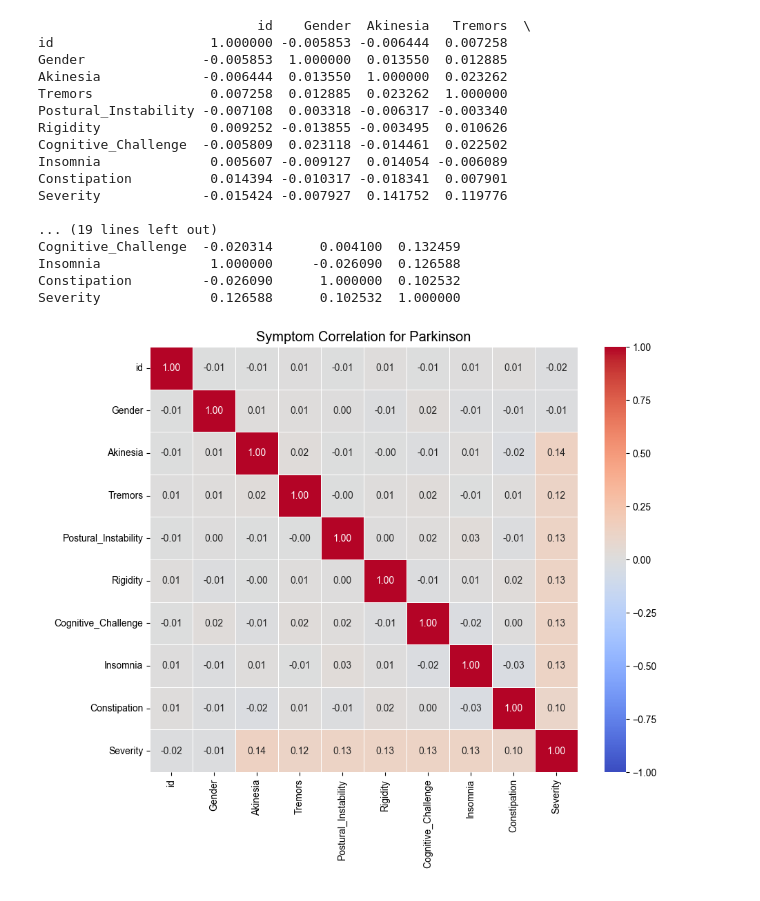
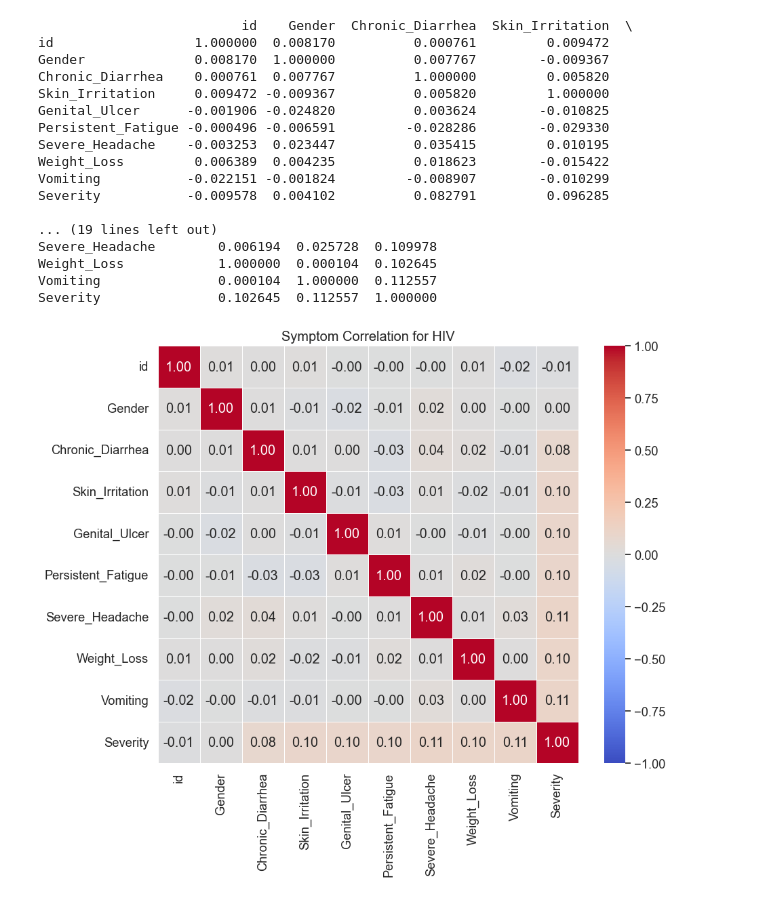
Before and after one commit to AlayandeWork/DiseaseDetect, a Jupyter notebook: Corrolation Analysis/CA_HIV.ipynb, the cells around one changed output. Drawn from its saved outputs; the diff is of its cells as text; code cells hidden in the pictures.

```diff
--- a/Corrolation Analysis/CA_HIV.ipynb
+++ b/Corrolation Analysis/CA_HIV.ipynb
@@ -16,47 +16,47 @@ disease_checker = {
 #Connecting to the SQL Database
 conn = pymysql.connect(**disease_checker)
 # %%
-parkinson_query = "SELECT * FROM parkinson"
+HIV_query = "SELECT * FROM HIV"
 # %%
-parkinson_df = pd.read_sql(parkinson_query, conn)
+HIV_df = pd.read_sql(HIV_query, conn)
 # %%
-parkinson_df = parkinson_df.replace({'Yes': 1, 'No': 2, 'Male': 1, 'Female': 2, 'High': 1, 'Medium': 2, 'Low': 3, 'Negative': 4, 'Critical': 5})
+HIV_df = HIV_df.replace({'Yes': 1, 'No': 2, 'Male': 1, 'Female': 2, 'High': 1, 'Medium': 2, 'Low': 3, 'Negative': 4, 'Critical': 5})
 # %%
-correlation_matrix = parkinson_df.corr()
+correlation_matrix = HIV_df.corr()
 
 # Display the correlation matrix
 print(correlation_matrix)
 # %% [output]
-                            id    Gender  Akinesia   Tremors  \
-id                    1.000000 -0.005853 -0.006444  0.007258
-Gender               -0.005853  1.000000  0.013550  0.012885
-Akinesia             -0.006444  0.013550  1.000000  0.023262
-Tremors               0.007258  0.012885  0.023262  1.000000
-Postural_Instability -0.007108  0.003318 -0.006317 -0.003340
-Rigidity              0.009252 -0.013855 -0.003495  0.010626
-Cognitive_Challenge  -0.005809  0.023118 -0.014461  0.022502
-Insomnia              0.005607 -0.009127  0.014054 -0.006089
-Constipation          0.014394 -0.010317 -0.018341  0.007901
-Severity             -0.015424 -0.007927  0.141752  0.119776
+                          id    Gender  Chronic_Diarrhea  Skin_Irritation  \
+id                  1.000000  0.008170          0.000761         0.009472
+Gender              0.008170  1.000000          0.007767        -0.009367
+Chronic_Diarrhea    0.000761  0.007767          1.000000         0.005820
+Skin_Irritation     0.009472 -0.009367          0.005820         1.000000
+Genital_Ulcer      -0.001906 -0.024820          0.003624        -0.010825
+Persistent_Fatigue -0.000496 -0.006591         -0.028286        -0.029330
+Severe_Headache    -0.003253  0.023447          0.035415         0.010195
+Weight_Loss         0.006389  0.004235          0.018623        -0.015422
+Vomiting           -0.022151 -0.001824         -0.008907        -0.010299
+Severity           -0.009578  0.004102          0.082791         0.096285
 
 ... (19 lines left out)
-Cognitive_Challenge  -0.020314      0.004100  0.132459
-Insomnia              1.000000     -0.026090  0.126588
-Constipation         -0.026090      1.000000  0.102532
-Severity              0.126588      0.102532  1.000000
+Severe_Headache        0.006194  0.025728  0.109978
+Weight_Loss            1.000000  0.000104  0.102645
+Vomiting               0.000104  1.000000  0.112557
+Severity               0.102645  0.112557  1.000000
 # %%
 plt.figure(figsize=(10, 8), dpi=100)
 
 # Create a heatmap of the correlation matrix
 sns.heatmap(correlation_matrix, annot=True, fmt=".2f", cmap="coolwarm", linewidths=.5, vmin=-1, vmax=1)
 
 # Set the font size for the numbers
 sns.set(font_scale=1.2)
 
 # Set a title for the heatmap
-plt.title("Symptom Correlation for Parkinson")
+plt.title("Symptom Correlation for HIV")
 
 # Show the heatmap
 plt.show()
 # %% [output]
-[figure, old version]
+[figure, new version]
```
